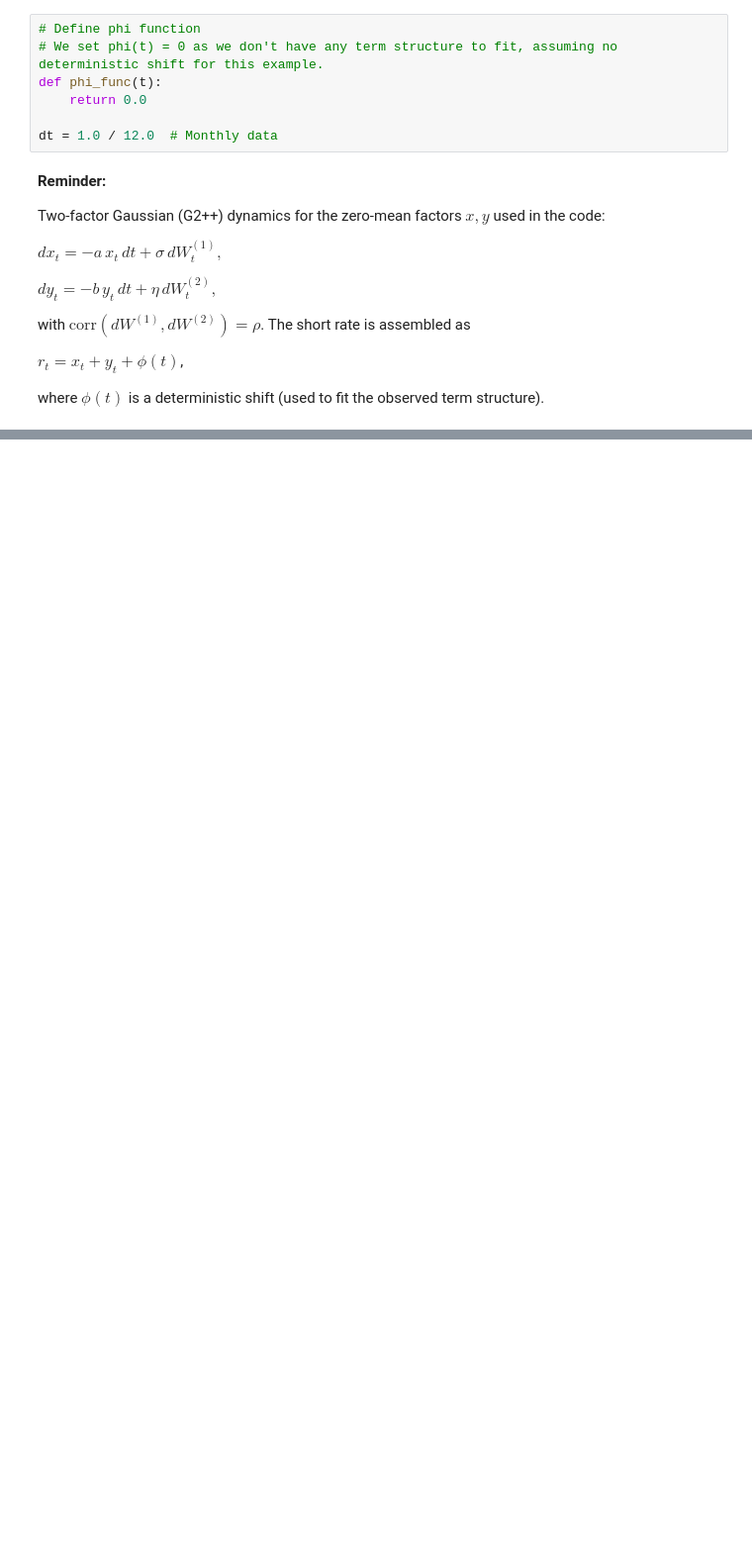
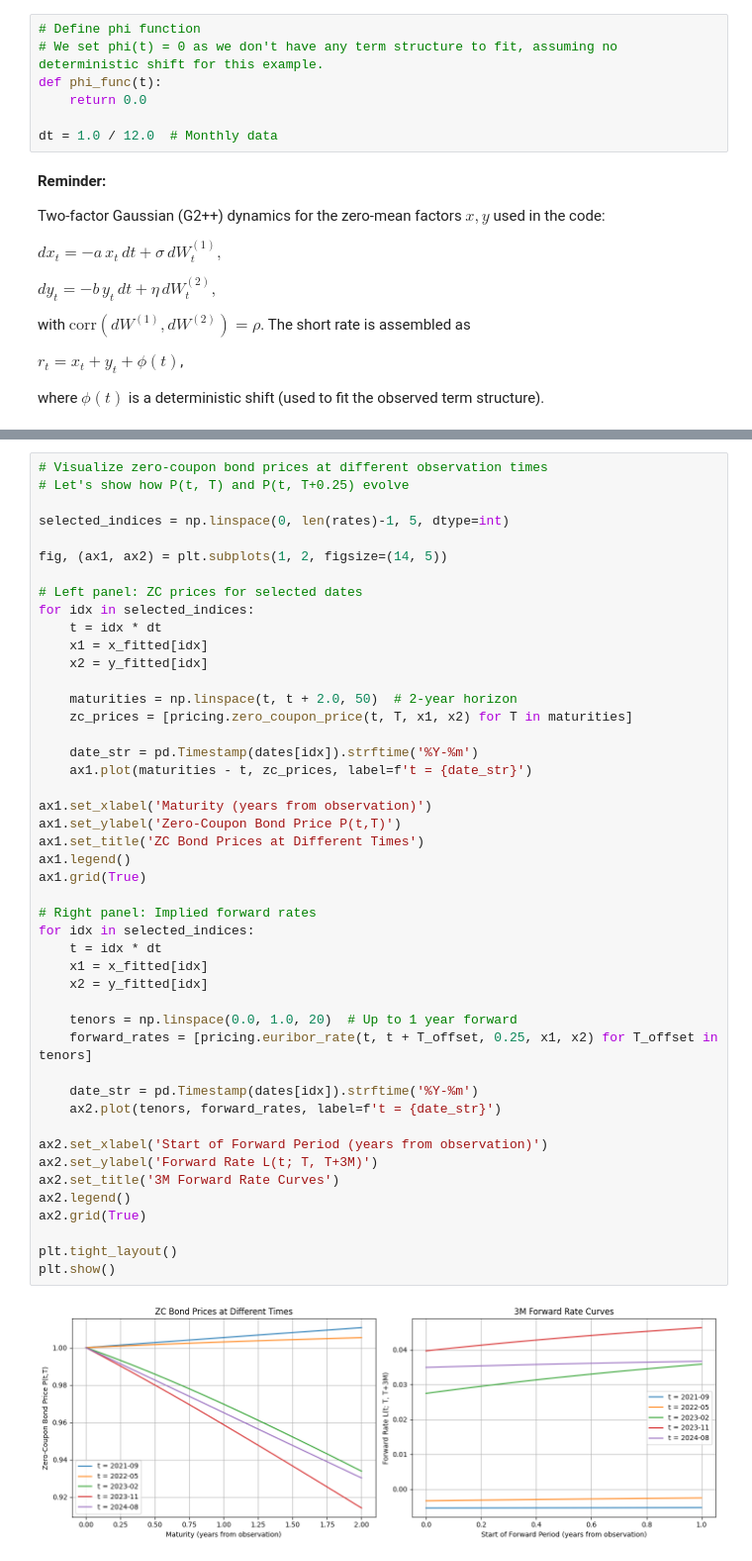
Before and after one commit to Hugo-NGN/IR-models, a Jupyter notebook: example_estimation.ipynb, the cells around one changed output, grey strips where cells are left out. Shown: that part at 99% size. Saved outputs shown, nothing was run; the diff lists cells and outputs as text; blank space fills up the shorter version.

```diff
--- a/example_estimation.ipynb
+++ b/example_estimation.ipynb
@@ -172,0 +250,48 @@ plt.show()
+# %%
+# Visualize zero-coupon bond prices at different observation times
+# Let's show how P(t, T) and P(t, T+0.25) evolve
+
+selected_indices = np.linspace(0, len(rates)-1, 5, dtype=int)
+
+fig, (ax1, ax2) = plt.subplots(1, 2, figsize=(14, 5))
+
+# Left panel: ZC prices for selected dates
+for idx in selected_indices:
+    t = idx * dt
+    x1 = x_fitted[idx]
+    x2 = y_fitted[idx]
+
+    maturities = np.linspace(t, t + 2.0, 50)  # 2-year horizon
+    zc_prices = [pricing.zero_coupon_price(t, T, x1, x2) for T in maturities]
+
+    date_str = pd.Timestamp(dates[idx]).strftime('%Y-%m')
+    ax1.plot(maturities - t, zc_prices, label=f't = {date_str}')
+
+ax1.set_xlabel('Maturity (years from observation)')
+ax1.set_ylabel('Zero-Coupon Bond Price P(t,T)')
+ax1.set_title('ZC Bond Prices at Different Times')
+ax1.legend()
+ax1.grid(True)
+
+# Right panel: Implied forward rates
+for idx in selected_indices:
+    t = idx * dt
+    x1 = x_fitted[idx]
+    x2 = y_fitted[idx]
+
+    tenors = np.linspace(0.0, 1.0, 20)  # Up to 1 year forward
+    forward_rates = [pricing.euribor_rate(t, t + T_offset, 0.25, x1, x2) for T_offset in tenors]
+
+    date_str = pd.Timestamp(dates[idx]).strftime('%Y-%m')
+    ax2.plot(tenors, forward_rates, label=f't = {date_str}')
+
+ax2.set_xlabel('Start of Forward Period (years from observation)')
+ax2.set_ylabel('Forward Rate L(t; T, T+3M)')
+ax2.set_title('3M Forward Rate Curves')
+ax2.legend()
+ax2.grid(True)
+
+plt.tight_layout()
+plt.show()
+# %% [output]
+[figure, added]
```
Also changed, not shown: parts of 5 cells of this notebook, 7 other files.
